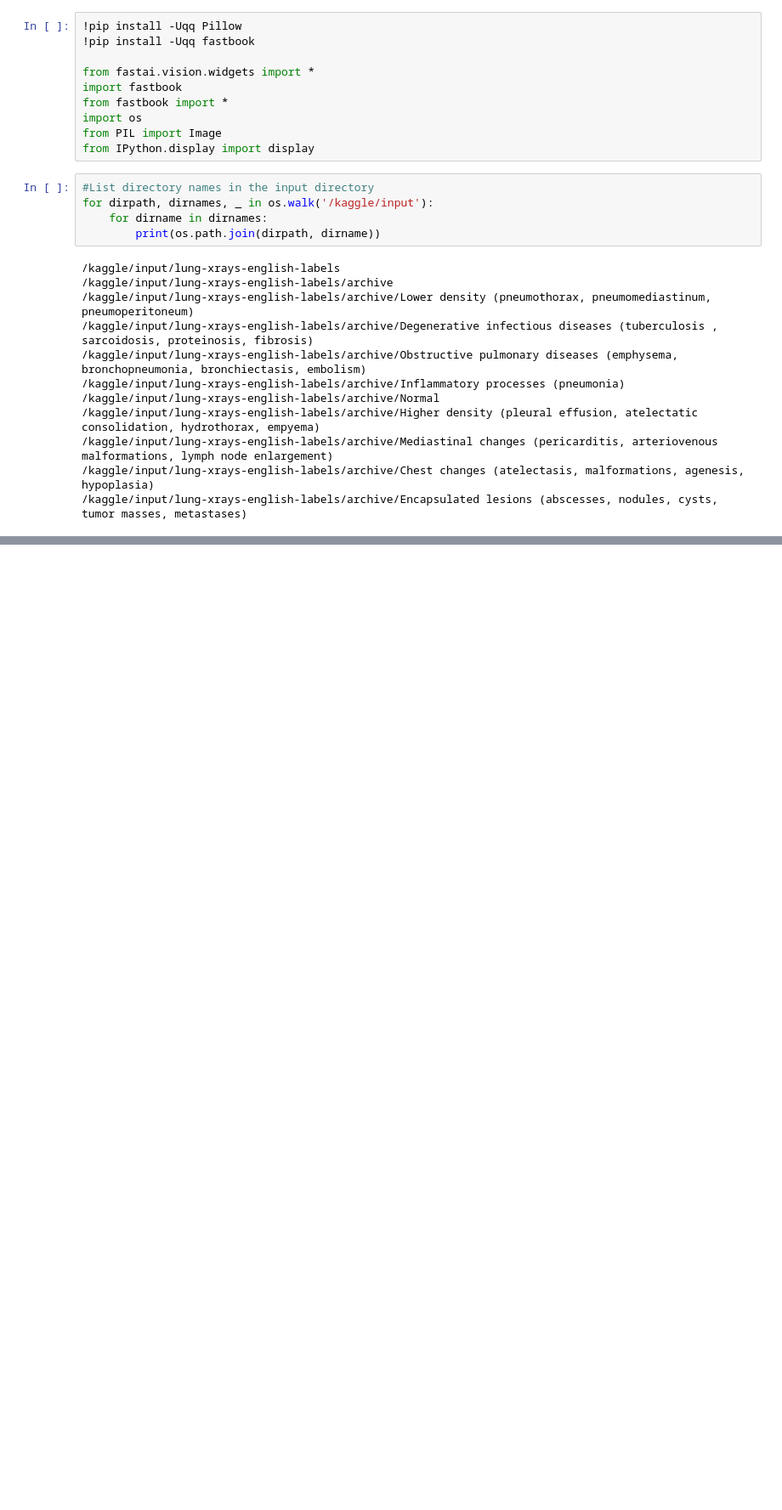
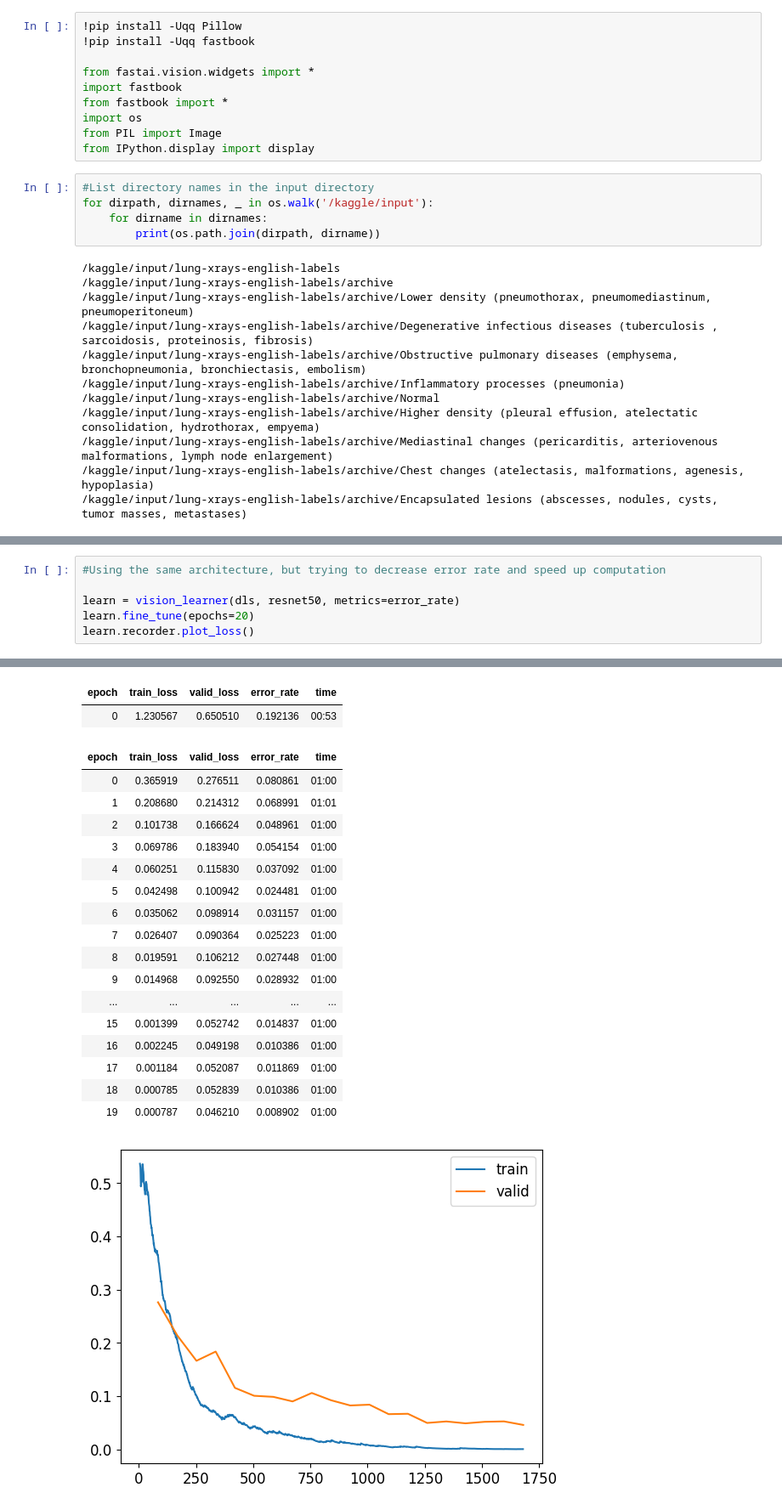
Before and after one commit to jacquelinegrimm/xray-classifier, a Jupyter notebook: lung-x-ray-classifier-resnet.ipynb, the cells around one changed output, grey strips where cells are left out. Shown at 85% size. Drawn from its saved outputs; the diff is of its cells as text; blank space fills up the shorter version.

```diff
--- a/lung-x-ray-classifier-resnet.ipynb
+++ b/lung-x-ray-classifier-resnet.ipynb
@@ -59,0 +51,7 @@ Downloading: "https://download.pytorch.org/models/resnet50-11ad3fa6.pth" to /roo
+# %%
+#Using the same architecture, but trying to decrease error rate and speed up computation
+
+learn = vision_learner(dls, resnet50, metrics=error_rate)
+learn.fine_tune(epochs=20)
+learn.recorder.plot_loss()
+# %% [output]
@@ -59,0 +59,20 @@ Downloading: "https://download.pytorch.org/models/resnet50-11ad3fa6.pth" to /roo
+| epoch | train_loss | valid_loss | error_rate | time |
+| 0 | 1.230567 | 0.650510 | 0.192136 | 00:53 |
+| epoch | train_loss | valid_loss | error_rate | time |
+| 0 | 0.365919 | 0.276511 | 0.080861 | 01:00 |
+| 1 | 0.208680 | 0.214312 | 0.068991 | 01:01 |
+| 2 | 0.101738 | 0.166624 | 0.048961 | 01:00 |
+| 3 | 0.069786 | 0.183940 | 0.054154 | 01:00 |
+| 4 | 0.060251 | 0.115830 | 0.037092 | 01:00 |
+| 5 | 0.042498 | 0.100942 | 0.024481 | 01:00 |
+| 6 | 0.035062 | 0.098914 | 0.031157 | 01:00 |
+| 7 | 0.026407 | 0.090364 | 0.025223 | 01:00 |
+| 8 | 0.019591 | 0.106212 | 0.027448 | 01:00 |
+| 9 | 0.014968 | 0.092550 | 0.028932 | 01:00 |
+| ... | ... | ... | ... | ... |
+| 15 | 0.001399 | 0.052742 | 0.014837 | 01:00 |
+| 16 | 0.002245 | 0.049198 | 0.010386 | 01:00 |
+| 17 | 0.001184 | 0.052087 | 0.011869 | 01:00 |
+| 18 | 0.000785 | 0.052839 | 0.010386 | 01:00 |
+| 19 | 0.000787 | 0.046210 | 0.008902 | 01:00 |
+[figure, added]
```
Also changed, not shown: parts of 5 cells of this notebook.
